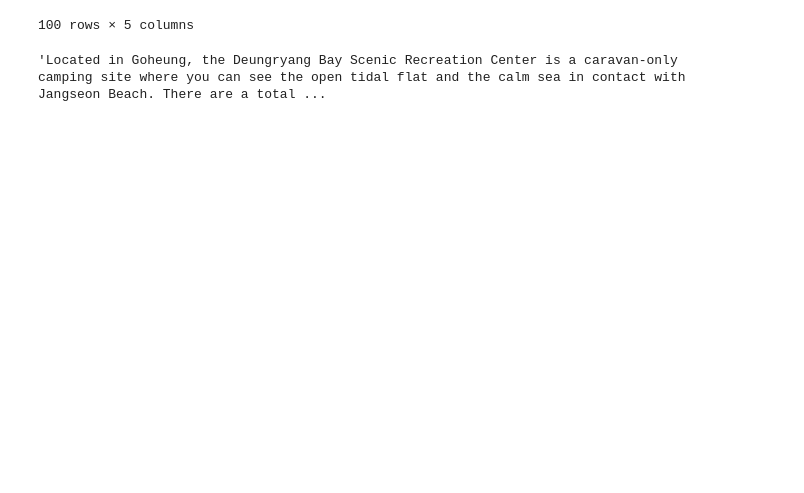
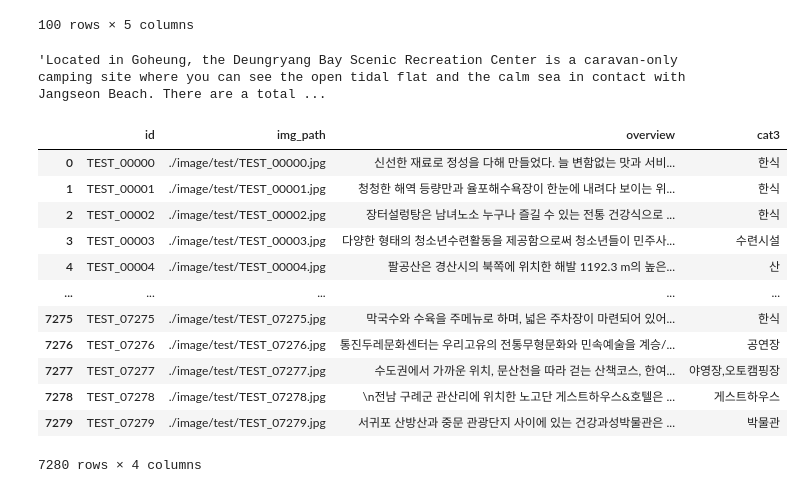
Before and after one commit to mminiiii/2022-2_P-SAT, a Jupyter notebook: papago_selenium.ipynb, the cells around one changed output. Saved outputs shown, nothing was run; the diff lists cells and outputs as text; code cells hidden in the pictures; blank space fills up the shorter version.

```diff
--- a/papago_selenium.ipynb
+++ b/papago_selenium.ipynb
@@ -168,3 +199,22 @@ df100.to_csv('train0_100.csv', encoding='utf-8-sig', index=False)
 df100['translated'][77]
 # %% [output]
 'Located in Goheung, the Deungryang Bay Scenic Recreation Center is a caravan-only camping site where you can see the open tidal flat and the calm sea in contact with Jangseon Beach. There are a total ...
+# %%
+#test set 나누려고 코드 여기 낑김
+import pandas as pd
+test = pd.read_csv("C:/Users/USER/Desktop/pred_test.csv")
+test
+# %% [output]
+|  | id | img_path | overview | cat3 |
+| 0 | TEST_00000 | ./image/test/TEST_00000.jpg | 신선한 재료로 정성을 다해 만들었다. 늘 변함없는 맛과 서비... | 한식 |
+| 1 | TEST_00001 | ./image/test/TEST_00001.jpg | 청청한 해역 등량만과 율포해수욕장이 한눈에 내려다 보이는 위... | 한식 |
+| 2 | TEST_00002 | ./image/test/TEST_00002.jpg | 장터설렁탕은 남녀노소 누구나 즐길 수 있는 전통 건강식으로 ... | 한식 |
+| 3 | TEST_00003 | ./image/test/TEST_00003.jpg | 다양한 형태의 청소년수련활동을 제공함으로써 청소년들이 민주사... | 수련시설 |
+| 4 | TEST_00004 | ./image/test/TEST_00004.jpg | 팔공산은 경산시의 북쪽에 위치한 해발 1192.3 m의 높은... | 산 |
+| ... | ... | ... | ... | ... |
+| 7275 | TEST_07275 | ./image/test/TEST_07275.jpg | 막국수와 수육을 주메뉴로 하며, 넓은 주차장이 마련되어 있어... | 한식 |
+| 7276 | TEST_07276 | ./image/test/TEST_07276.jpg | 통진두레문화센터는 우리고유의 전통무형문화와 민속예술을 계승/... | 공연장 |
+| 7277 | TEST_07277 | ./image/test/TEST_07277.jpg | 수도권에서 가까운 위치, 문산천을 따라 걷는 산책코스, 한여... | 야영장,오토캠핑장 |
+| 7278 | TEST_07278 | ./image/test/TEST_07278.jpg | \n전남 구례군 관산리에 위치한 노고단 게스트하우스&호텔은 ... | 게스트하우스 |
+| 7279 | TEST_07279 | ./image/test/TEST_07279.jpg | 서귀포 산방산과 중문 관광단지 사이에 있는 건강과성박물관은 ... | 박물관 |
+7280 rows × 4 columns
```
Also changed, not shown: parts of 8 cells of this notebook.
